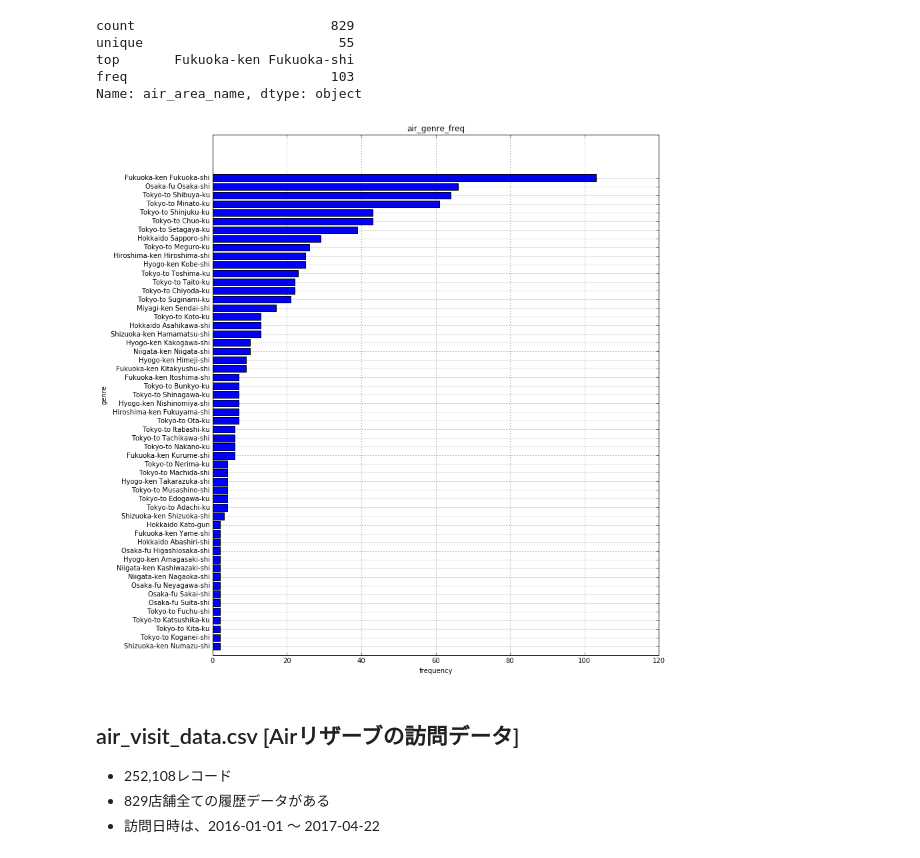
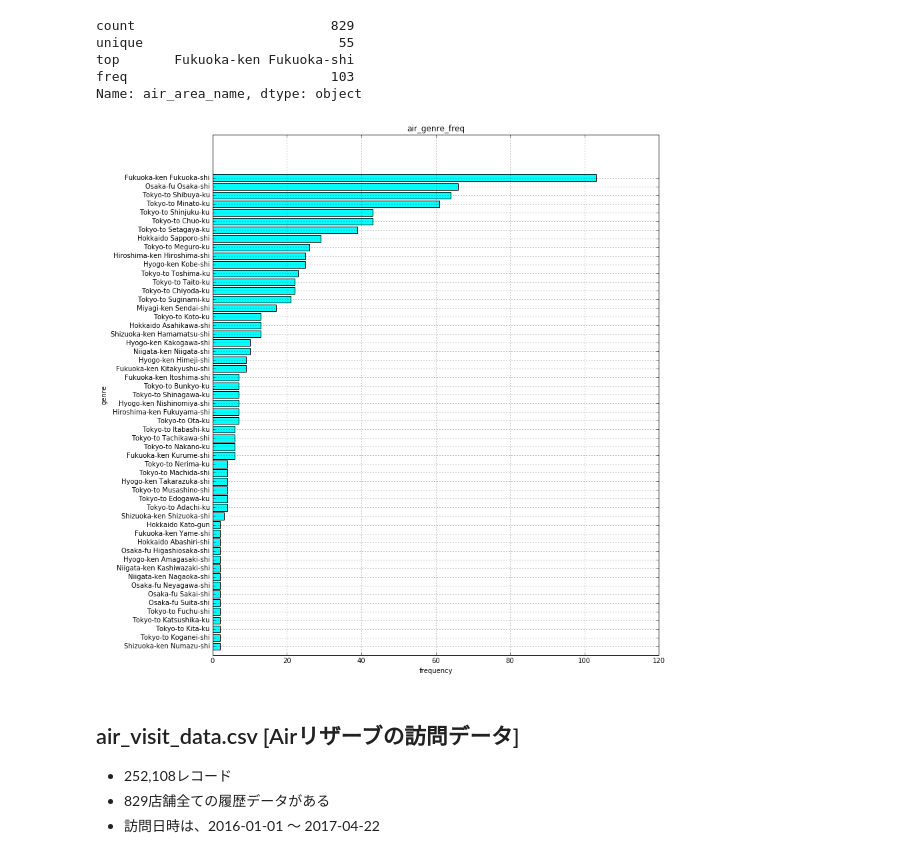
Before and after one commit to selectfromwhere/Restaurant_Visitor_Forecasting, a Jupyter notebook: check_data.ipynb, the cells around one changed output. Cells and saved outputs as stored; diff of their text form; code cells hidden in the pictures.

```diff
--- a/check_data.ipynb
+++ b/check_data.ipynb
@@ -214,13 +250,13 @@ Name: air_area_name, dtype: object
 # %%
 df2_air_area_name = df2_edit.groupby('air_area_name').size().sort_values()
 plt.figure(figsize=(12, 14))
-plt.barh(np.arange(1,56), df2_air_area_name.values, tick_label=df2_air_area_name.index, align="center")
+plt.barh(np.arange(1,56), df2_air_area_name.values, tick_label=df2_air_area_name.index, align="center", color='aqua')
 plt.title("air_genre_freq")
 plt.xlabel("frequency")
 plt.ylabel("genre")
 plt.grid(True)
 # %% [output]
-[figure, old version]
+[figure, new version]
 # %% [markdown]
 ## air_visit_data.csv [Airリザーブの訪問データ]
 
```
Also changed, not shown: parts of 11 cells of this notebook.
